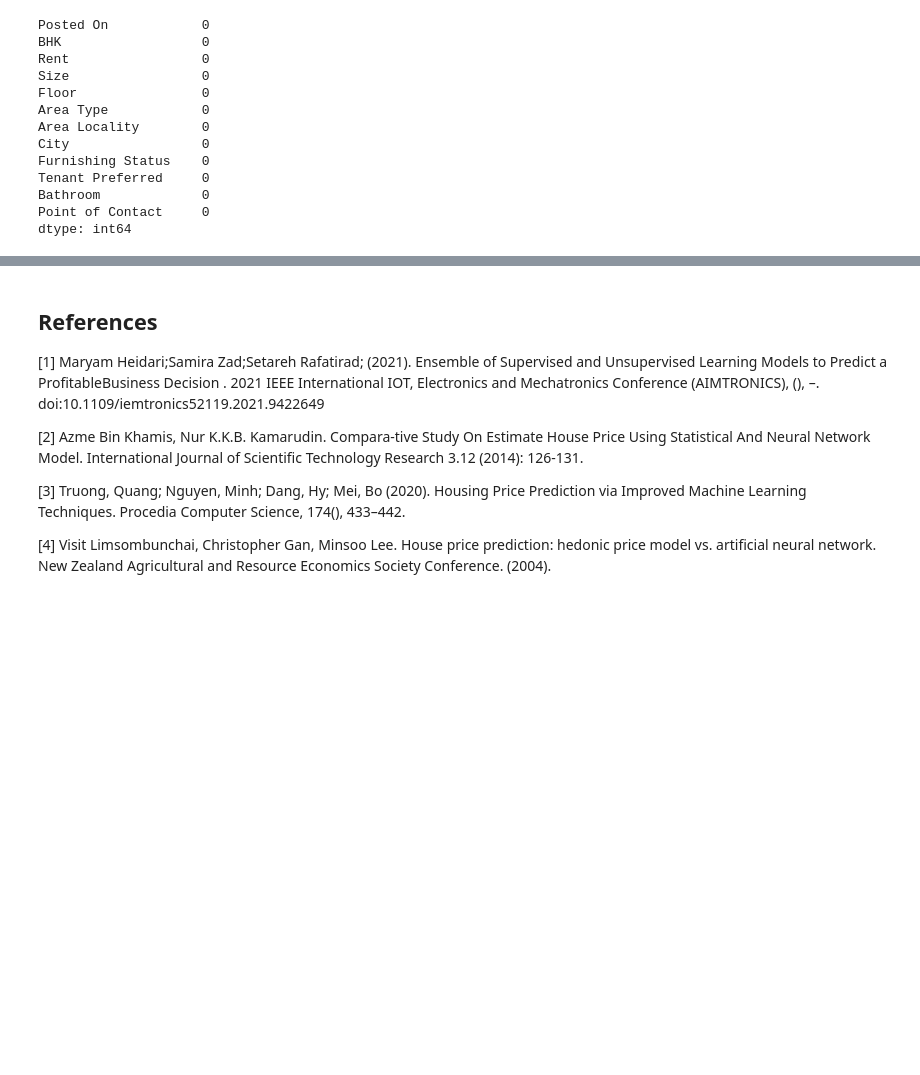
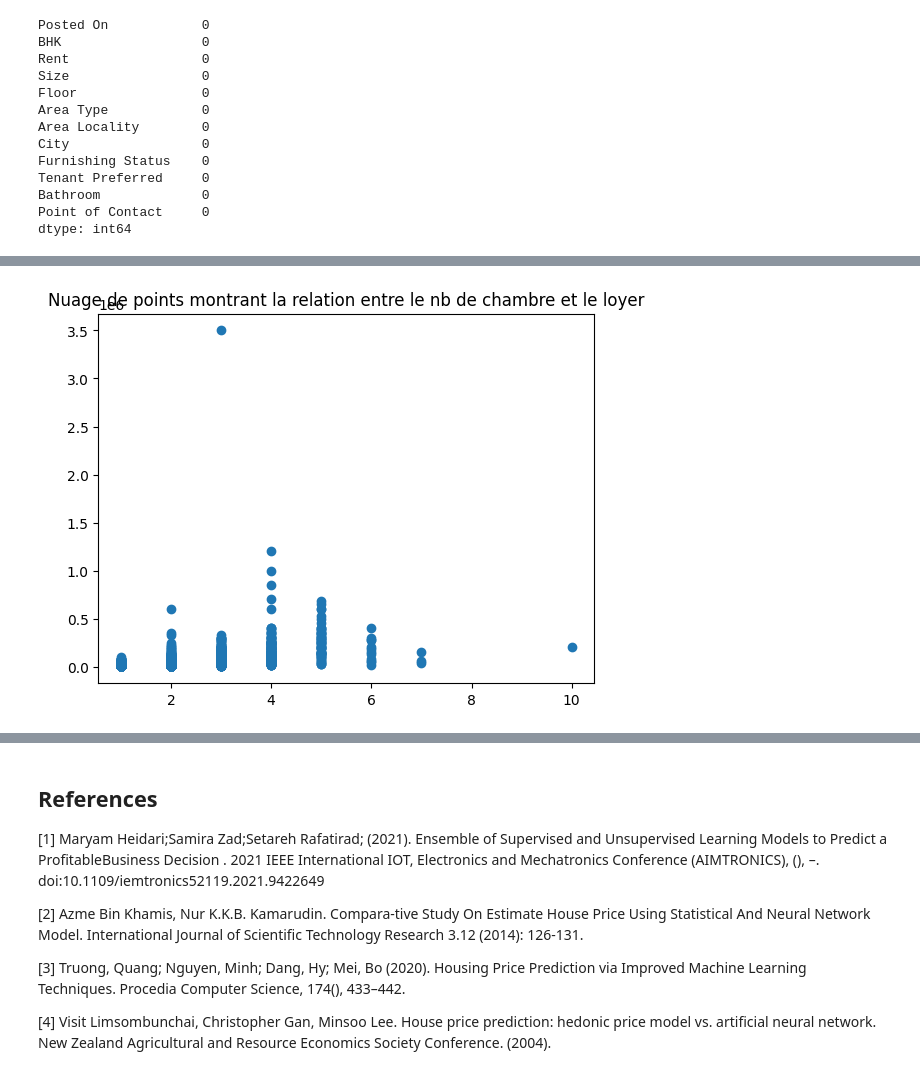
Before and after one commit to gwenaelkreutner/estimation-bien-immobiier, a Jupyter notebook: loyer.ipynb, the cells around one changed output, grey strips where cells are left out. Cells and saved outputs as stored; diff of their text form; code cells hidden in the pictures; blank space fills up the shorter version.

```diff
--- a/loyer.ipynb
+++ b/loyer.ipynb
@@ -52,0 +107,6 @@ dtype: int64
+# %%
+plt.scatter('Bathroom', 'Rent', data=df)
+plt.title("Nuage de points montrant la relation entre le nb de chambre et le loyer")
+plt.show()
+# %% [output]
+[figure, added]
```
Also changed, not shown: parts of 46 cells of this notebook.
